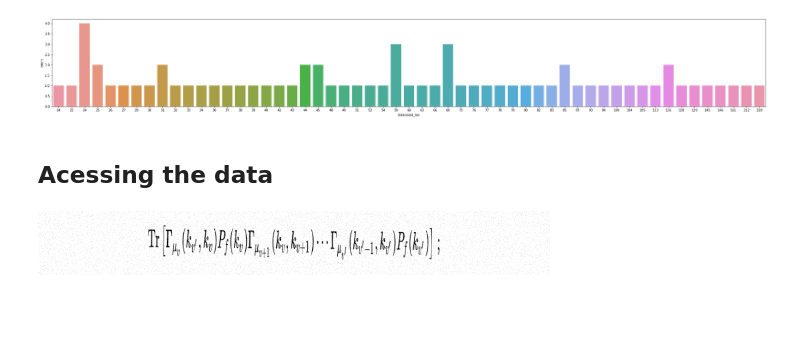
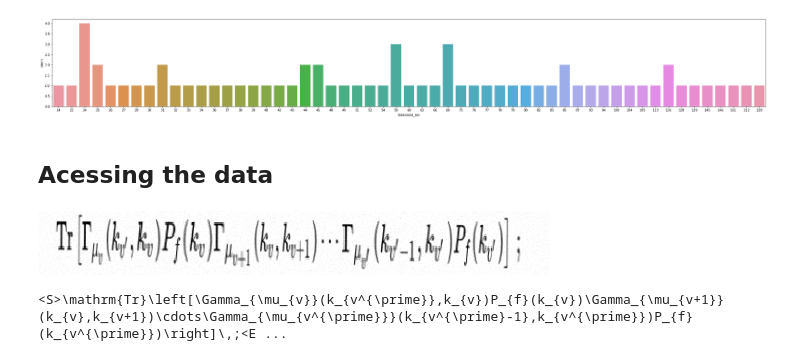
Before and after one commit to gmarus777/image-to-tex-OCR, a Jupyter notebook: Jupyter_Notebooks/Printed_Tex_Character_tokenizer_Documentation.ipynb, the cells around one changed output. Drawn from its saved outputs; the diff is of its cells as text; code cells hidden in the pictures; blank space fills up the shorter version.

Commit message:
added Printed data documentation notebook

```diff
--- a/Jupyter_Notebooks/Printed_Tex_Character_tokenizer_Documentation.ipynb
+++ b/Jupyter_Notebooks/Printed_Tex_Character_tokenizer_Documentation.ipynb
@@ -179,8 +179,8 @@ sns.countplot(x=data.df['tokenized_len']);
 # %%
 # Helper Function to convert prediction labels to strings
 def token_to_strings(tokens):
-    mapping = dataset.vocabulary
-    inverse_mapping =dataset.inverse_vocabulary
+    mapping = data.vocabulary
+    inverse_mapping =data.inverse_vocabulary
     s=''
     if tokens.shape[0] ==1:
         tokens = tokens[0]
@@ -190,6 +190,8 @@ def token_to_strings(tokens):
     return s
 # %%
 transform = transforms.ToPILImage()
-transform(data.data_train[1][0])
+display(transform(data.data_train[1][0]))
+print(token_to_strings(data.data_train[1][1]))
 # %% [output]
-[figure, old version]
+[figure, new version]
+<S>\mathrm{Tr}\left[\Gamma_{\mu_{v}}(k_{v^{\prime}},k_{v})P_{f}(k_{v})\Gamma_{\mu_{v+1}}(k_{v},k_{v+1})\cdots\Gamma_{\mu_{v^{\prime}}}(k_{v^{\prime}-1},k_{v^{\prime}})P_{f}(k_{v^{\prime}})\right]\,;<E ...
```
